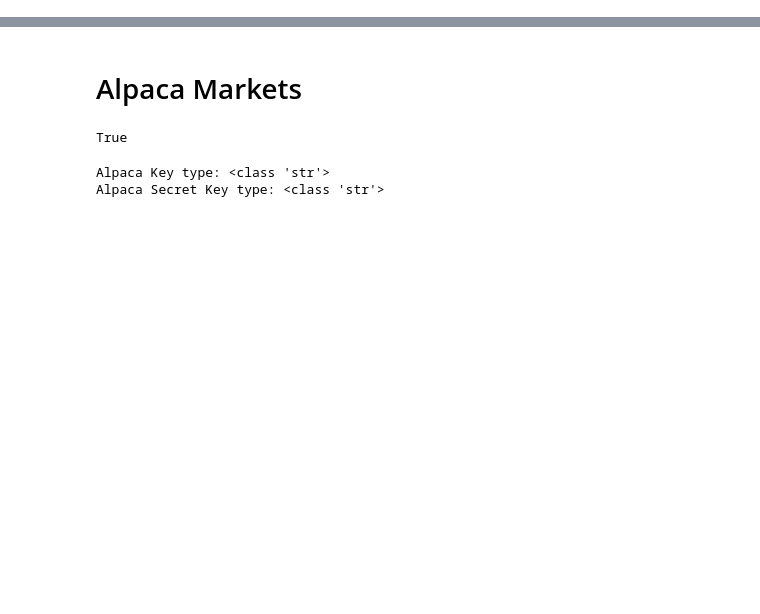
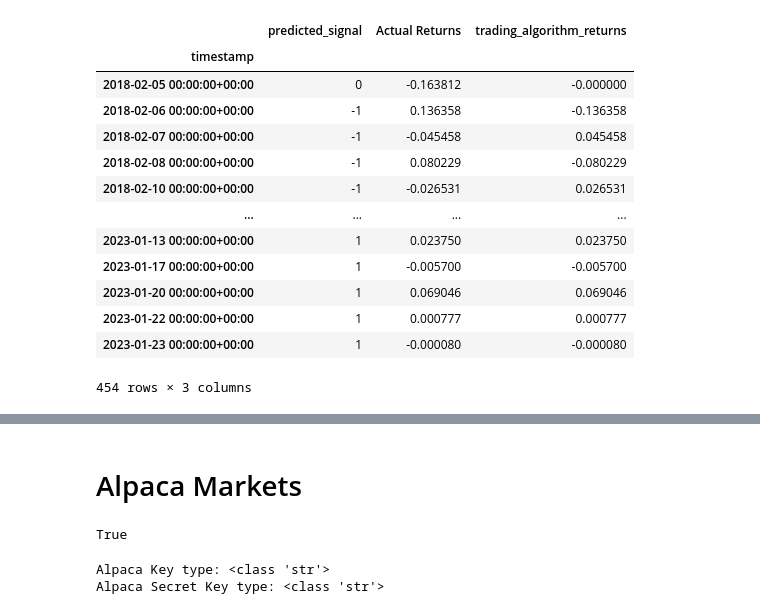
Before and after one commit to AGralin/dreambuilder_bot, a Jupyter notebook: testing/YEN_Alpaca_Markets.ipynb, the cells around one changed output, grey strips where cells are left out. Cells and saved outputs as stored; diff of their text form; code cells hidden in the pictures; blank space fills up the shorter version.

```diff
--- a/testing/YEN_Alpaca_Markets.ipynb
+++ b/testing/YEN_Alpaca_Markets.ipynb
@@ -0,0 +130,10 @@
+# %%
+#Create Transformer Pipelines
+
+categorical_pipeline = Pipeline(steps=[("impute", SimpleImputer(strategy="most_frequent")),("oh-encode", OneHotEncoder(handle_unknown="ignore", sparse=False)),])
+numeric_pipeline = Pipeline(steps=[("impute", SimpleImputer(strategy="mean")), ("scale", StandardScaler())])
+
+cat_cols = X.select_dtypes(exclude="number").columns
+num_cols = X.select_dtypes(include="number").columns
+
+full_processor = ColumnTransformer(transformers=[("numeric", numeric_pipeline, num_cols),("categorical", categorical_pipeline, cat_cols)])
@@ -0,0 +176,24 @@
+# %%
+# Create a new empty predictions DataFrame using code provided below.
+predictions_df = pd.DataFrame(index=X_test.index)
+predictions_df["predicted_signal"] = pred
+predictions_df["predicted_signal"] = predictions_df["predicted_signal"].replace(2, -1)
+predictions_df["Actual Returns"] = combined_df_["change"]
+predictions_df["trading_algorithm_returns"] = predictions_df["Actual Returns"] * predictions_df["predicted_signal"]
+predictions_df = predictions_df.sort_index()
+predictions_df
+# %% [output]
+|  | predicted_signal | Actual Returns | trading_algorithm_returns |
+| timestamp |  |  |  |
+| 2018-02-05 00:00:00+00:00 | 0 | -0.163812 | -0.000000 |
+| 2018-02-06 00:00:00+00:00 | -1 | 0.136358 | -0.136358 |
+| 2018-02-07 00:00:00+00:00 | -1 | -0.045458 | 0.045458 |
+| 2018-02-08 00:00:00+00:00 | -1 | 0.080229 | -0.080229 |
+| 2018-02-10 00:00:00+00:00 | -1 | -0.026531 | 0.026531 |
+| ... | ... | ... | ... |
+| 2023-01-13 00:00:00+00:00 | 1 | 0.023750 | 0.023750 |
+| 2023-01-17 00:00:00+00:00 | 1 | -0.005700 | -0.005700 |
+| 2023-01-20 00:00:00+00:00 | 1 | 0.069046 | 0.069046 |
+| 2023-01-22 00:00:00+00:00 | 1 | 0.000777 | 0.000777 |
+| 2023-01-23 00:00:00+00:00 | 1 | -0.000080 | -0.000080 |
+454 rows × 3 columns
```
Also changed, not shown: parts of 23 cells of this notebook.
